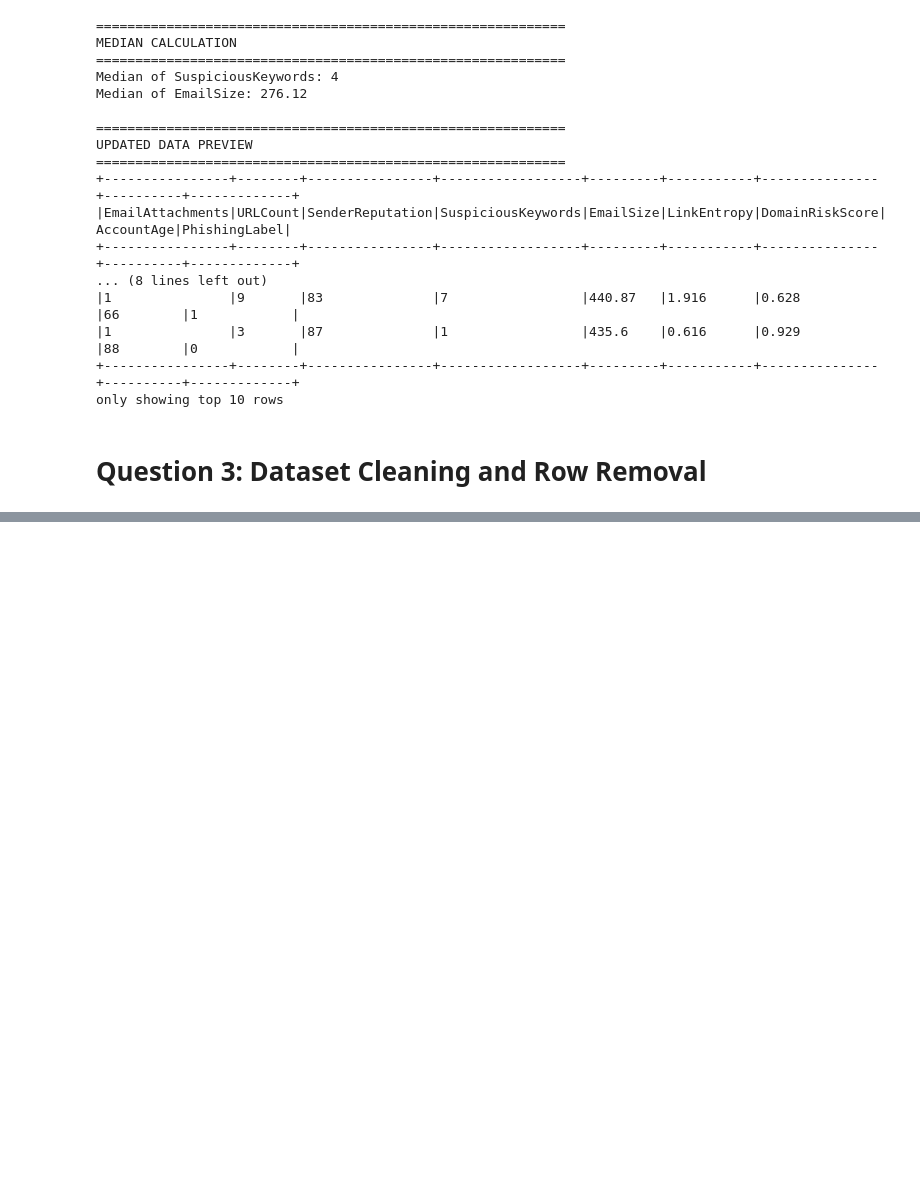
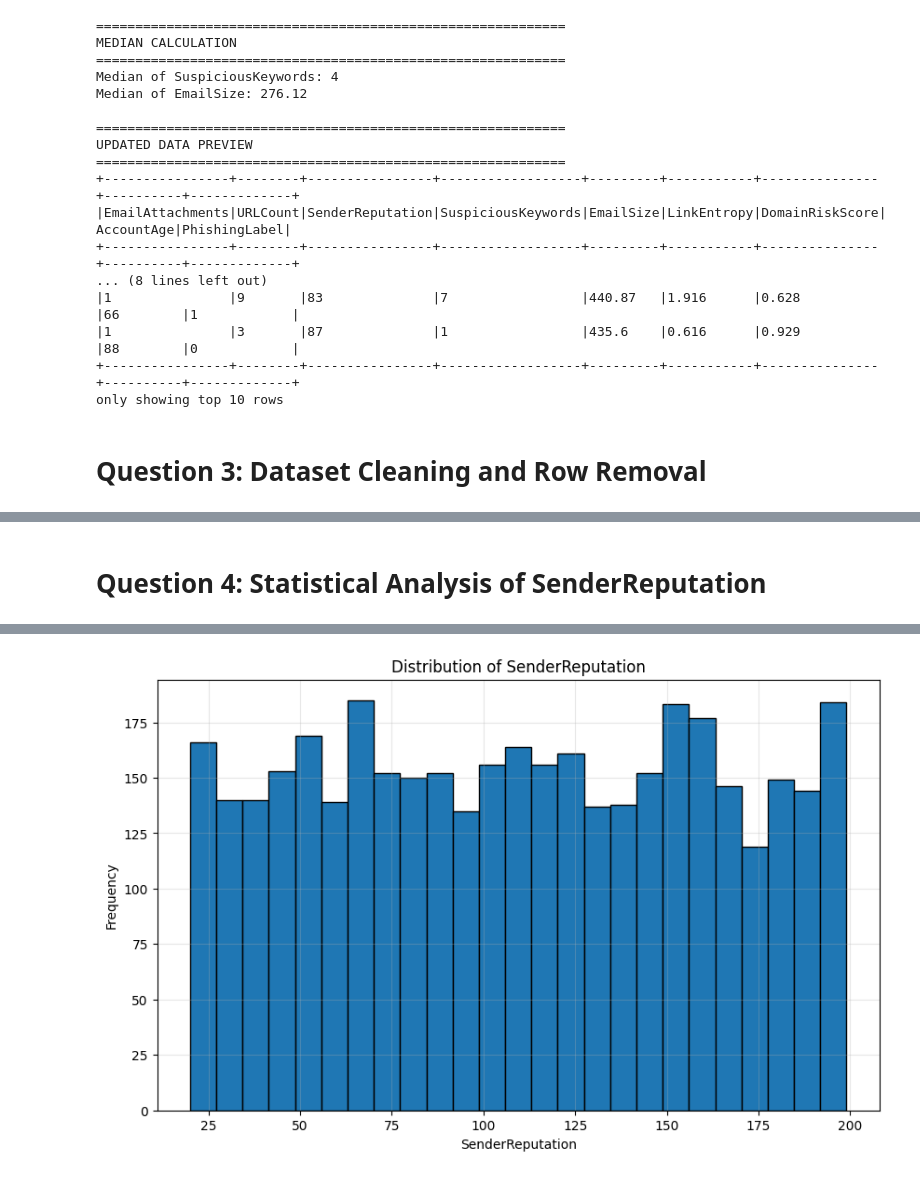
Before and after one commit to ujjwal-27/phising_detection, a Jupyter notebook: notebooks/phishing_detection.ipynb, the cells around one changed output, grey strips where cells are left out. Cells and saved outputs as stored; diff of their text form; code cells hidden in the pictures; blank space fills up the shorter version.

Commit message:
statistical analysis of sender reputation

```diff
--- a/notebooks/phishing_detection.ipynb
+++ b/notebooks/phishing_detection.ipynb
@@ -136,0 +193,79 @@ only showing top 10 rows
+# %% [markdown]
+# Question 4: Statistical Analysis of SenderReputation
+# %%
+# Question 4: Statistical Analysis of SenderReputation
+
+from pyspark.sql.functions import min, max, mean, variance, stddev
+import matplotlib.pyplot as plt
+
+print("="*60)
+print("SUMMARY STATISTICS: SenderReputation")
+print("="*60)
+
+# Calculate statistics
+
+min_value = df3.select(
+    min("SenderReputation")
+).collect()[0][0]
+
+max_value = df3.select(
+    max("SenderReputation")
+).collect()[0][0]
+
+mean_value = df3.select(
+    mean("SenderReputation")
+).collect()[0][0]
+
+median_value = df3.approxQuantile(
+    "SenderReputation",
+    [0.5],
+    0
+)[0]
+
+variance_value = df3.select(
+    variance("SenderReputation")
+).collect()[0][0]
+
+std_value = df3.select(
+    stddev("SenderReputation")
+).collect()[0][0]
+
+
+print(f"Minimum Value         : {round(min_value,2)}")
+print(f"Maximum Value         : {round(max_value,2)}")
+print(f"Mean                  : {round(mean_value,2)}")
+print(f"Median                : {round(median_value,2)}")
+print(f"Variance              : {round(variance_value,2)}")
+print(f"Standard Deviation    : {round(std_value,2)}")
+
+
+print("\n" + "="*60)
+print("VISUALISATION")
+print("="*60)
+
+
+# Convert SenderReputation to Pandas
+
+sender_pd = df3.select(
+    "SenderReputation"
+).toPandas()
+
+
+# Histogram
+
+plt.figure(figsize=(10,6))
+
+plt.hist(
+    sender_pd["SenderReputation"],
+    bins=25,
+    edgecolor="black"
+)
+
+plt.xlabel("SenderReputation")
+plt.ylabel("Frequency")
+plt.title("Distribution of SenderReputation")
+
+plt.grid(alpha=0.3)
+
+plt.show()
+# %% [output]
@@ -136,0 +285 @@ only showing top 10 rows
+[figure, added]
```
Also changed, not shown: parts of 2 cells of this notebook.
